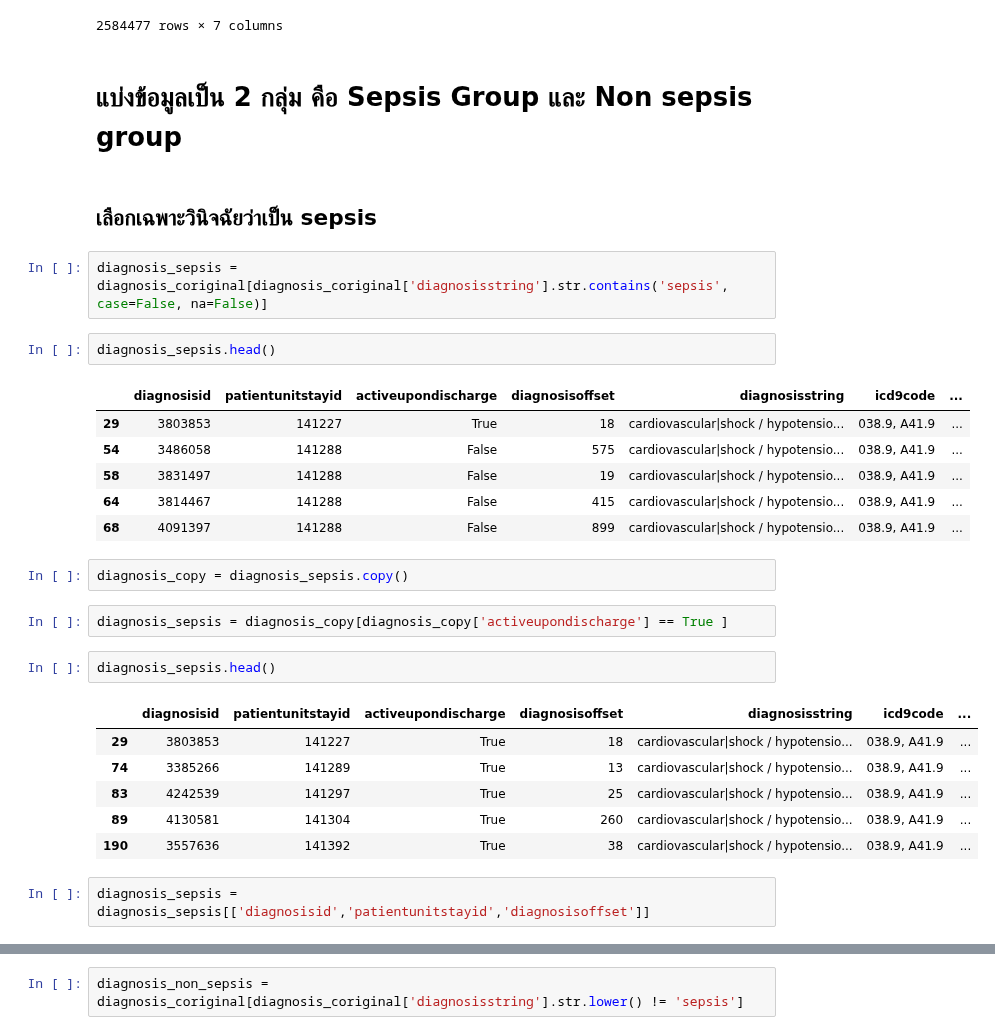
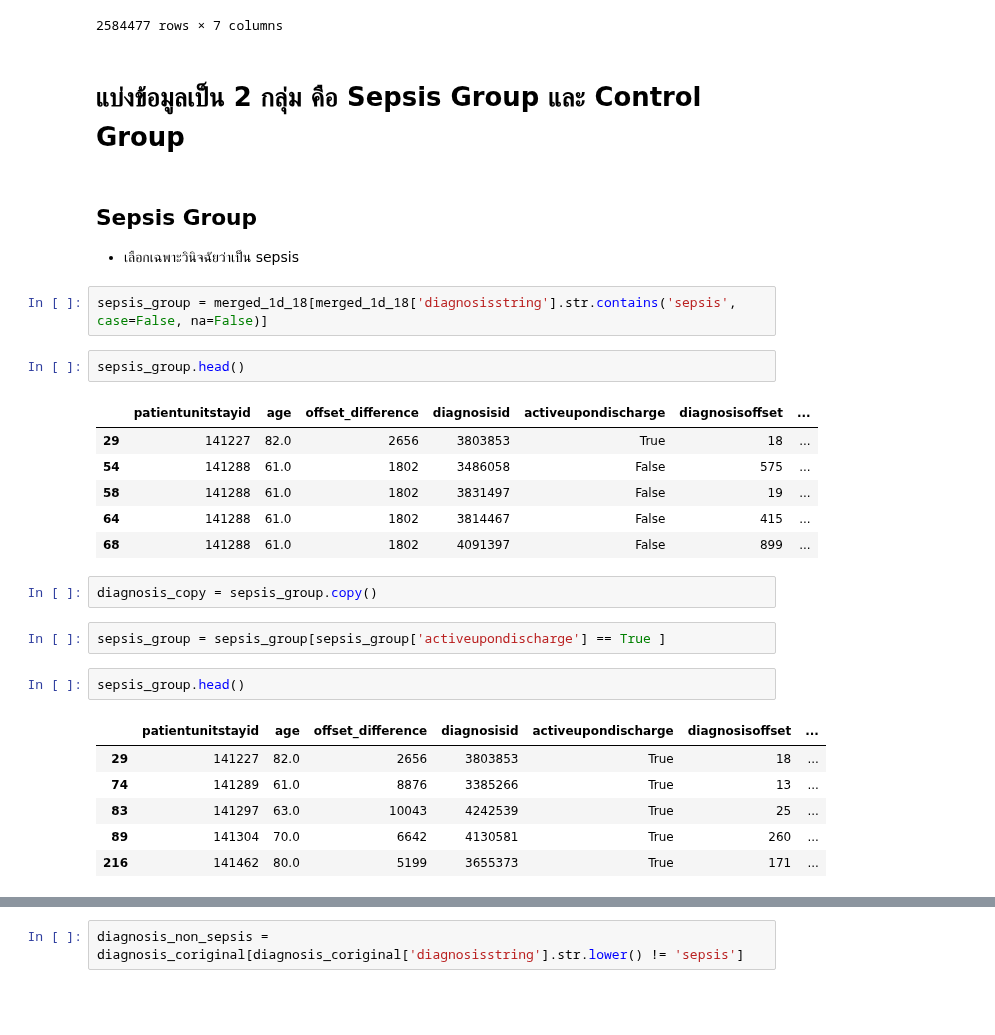
Before and after one commit to Tonry12/Data_joyx2, a Jupyter notebook: Sepsis_eICU_DATA.ipynb, the cells around one changed output, grey strips where cells are left out. Saved outputs shown, nothing was run; the diff lists cells and outputs as text; blank space fills up the shorter version.

```diff
--- a/Sepsis_eICU_DATA.ipynb
+++ b/Sepsis_eICU_DATA.ipynb
@@ -310,32 +310,31 @@ merged_1d_18
 | 2710279 | 3353140 | > 89 | 2334 | 46205973 | True | 60 | ... |
 2584477 rows × 7 columns
 # %% [markdown]
-# แบ่งข้อมูลเป็น 2 กลุ่ม คือ Sepsis Group และ Non sepsis group
+# แบ่งข้อมูลเป็น 2 กลุ่ม คือ Sepsis Group และ Control Group
 # %% [markdown]
-## เลือกเฉพาะวินิจฉัยว่าเป็น sepsis
+## Sepsis Group
+- เลือกเฉพาะวินิจฉัยว่าเป็น sepsis
 # %%
-diagnosis_sepsis = diagnosis_coriginal[diagnosis_coriginal['diagnosisstring'].str.contains('sepsis', case=False, na=False)]
+sepsis_group = merged_1d_18[merged_1d_18['diagnosisstring'].str.contains('sepsis', case=False, na=False)]
 # %%
-diagnosis_sepsis.head()
+sepsis_group.head()
 # %% [output]
-|  | diagnosisid | patientunitstayid | activeupondischarge | diagnosisoffset | diagnosisstring | icd9code | ... |
-| 29 | 3803853 | 141227 | True | 18 | cardiovascular|shock / hypotensio... | 038.9, A41.9 | ... |
-| 54 | 3486058 | 141288 | False | 575 | cardiovascular|shock / hypotensio... | 038.9, A41.9 | ... |
-| 58 | 3831497 | 141288 | False | 19 | cardiovascular|shock / hypotensio... | 038.9, A41.9 | ... |
-| 64 | 3814467 | 141288 | False | 415 | cardiovascular|shock / hypotensio... | 038.9, A41.9 | ... |
-| 68 | 4091397 | 141288 | False | 899 | cardiovascular|shock / hypotensio... | 038.9, A41.9 | ... |
+|  | patientunitstayid | age | offset_difference | diagnosisid | activeupondischarge | diagnosisoffset | ... |
+| 29 | 141227 | 82.0 | 2656 | 3803853 | True | 18 | ... |
+| 54 | 141288 | 61.0 | 1802 | 3486058 | False | 575 | ... |
+| 58 | 141288 | 61.0 | 1802 | 3831497 | False | 19 | ... |
+| 64 | 141288 | 61.0 | 1802 | 3814467 | False | 415 | ... |
+| 68 | 141288 | 61.0 | 1802 | 4091397 | False | 899 | ... |
 # %%
-diagnosis_copy = diagnosis_sepsis.copy()
+diagnosis_copy = sepsis_group.copy()
-# %%
-diagnosis_sepsis = diagnosis_copy[diagnosis_copy['activeupondischarge'] == True ]
+# %%
+sepsis_group = sepsis_group[sepsis_group['activeupondischarge'] == True ]
 # %%
-diagnosis_sepsis.head()
+sepsis_group.head()
 # %% [output]
-|  | diagnosisid | patientunitstayid | activeupondischarge | diagnosisoffset | diagnosisstring | icd9code | ... |
-| 29 | 3803853 | 141227 | True | 18 | cardiovascular|shock / hypotensio... | 038.9, A41.9 | ... |
-| 74 | 3385266 | 141289 | True | 13 | cardiovascular|shock / hypotensio... | 038.9, A41.9 | ... |
-| 83 | 4242539 | 141297 | True | 25 | cardiovascular|shock / hypotensio... | 038.9, A41.9 | ... |
-| 89 | 4130581 | 141304 | True | 260 | cardiovascular|shock / hypotensio... | 038.9, A41.9 | ... |
-| 190 | 3557636 | 141392 | True | 38 | cardiovascular|shock / hypotensio... | 038.9, A41.9 | ... |
+|  | patientunitstayid | age | offset_difference | diagnosisid | activeupondischarge | diagnosisoffset | ... |
+| 29 | 141227 | 82.0 | 2656 | 3803853 | True | 18 | ... |
+| 74 | 141289 | 61.0 | 8876 | 3385266 | True | 13 | ... |
+| 83 | 141297 | 63.0 | 10043 | 4242539 | True | 25 | ... |
+| 89 | 141304 | 70.0 | 6642 | 4130581 | True | 260 | ... |
+| 216 | 141462 | 80.0 | 5199 | 3655373 | True | 171 | ... |
-# %%
-diagnosis_sepsis = diagnosis_sepsis[['diagnosisid','patientunitstayid','diagnosisoffset']]
```
Also changed, not shown: parts of 2 cells of this notebook.
